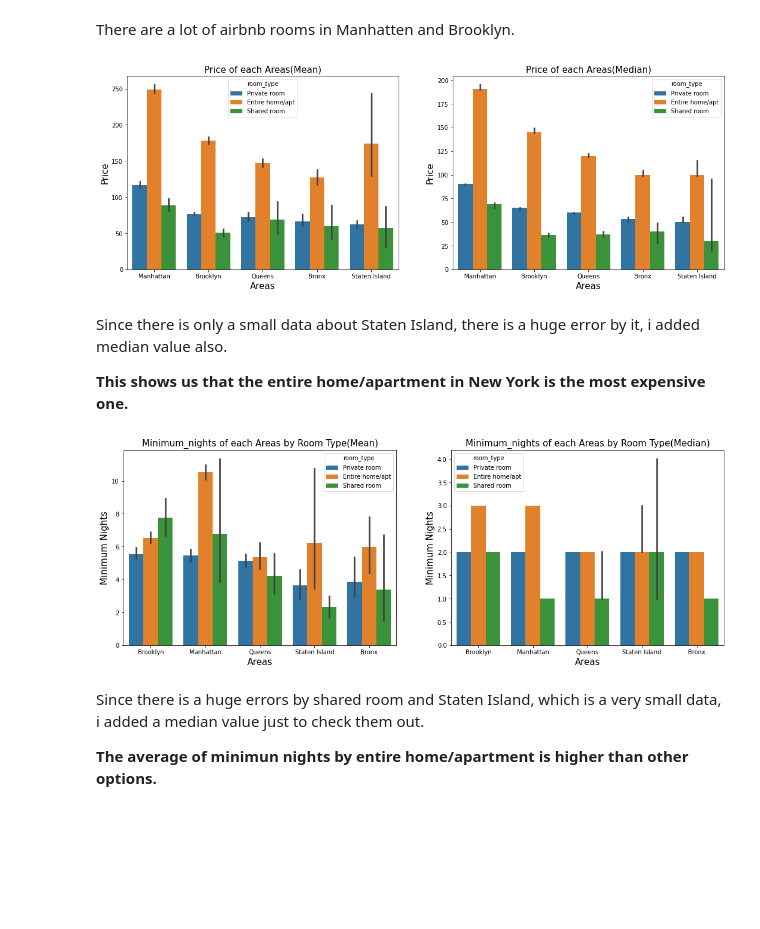
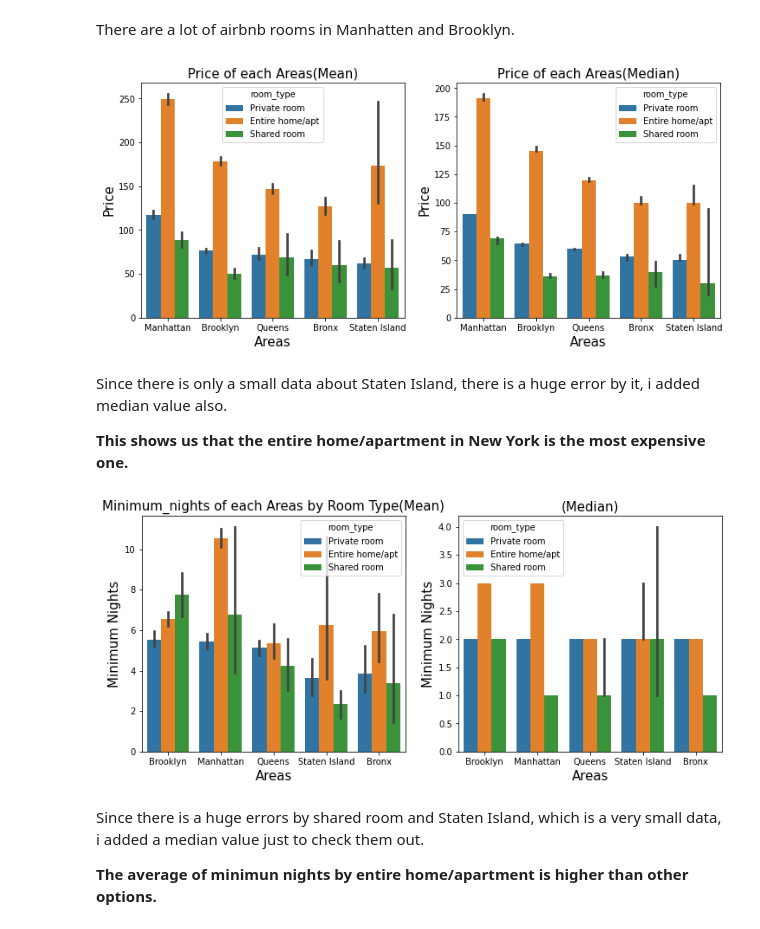
Before and after one commit to mittelalter/Kaggel_work, a Jupyter notebook: eda-airbnb-in-new-york.ipynb, the cells around one changed output. Cells and saved outputs as stored; diff of their text form; code cells hidden in the pictures; blank space fills up the shorter version.

```diff
--- a/eda-airbnb-in-new-york.ipynb
+++ b/eda-airbnb-in-new-york.ipynb
@@ -152,29 +152,29 @@ There are a lot of airbnb rooms in Manhatten and Brooklyn.
 # %%
 order = ['Manhattan', 'Brooklyn','Queens', 'Bronx', 'Staten Island']
 # %%
-fig, ax = plt.subplots(1, 2, figsize=(18,6))
+fig, ax = plt.subplots(1, 2, figsize=(12,5))
 
 sns.barplot(data=df, y='price', x='neighbourhood_group',ax=ax[0], hue='room_type' ,order=order)
 ax[0].set_title('Price of each Areas(Mean)', size=15)
 ax[0].set_xlabel('Areas', size=15)
 ax[0].set_ylabel('Price', size=15)
 
 sns.barplot(data=df, y='price', x='neighbourhood_group',ax=ax[1], hue='room_type' ,order=order, estimator=median)
 ax[1].set_title('Price of each Areas(Median)', size=15)
 ax[1].set_xlabel('Areas', size=15)
 ax[1].set_ylabel("Price", size=15)
 
 
 plt.show()
 # %% [output]
-[figure, old version]
+[figure, new version]
 # %% [markdown]
 Since there is only a small data about Staten Island, there is a huge error by it, i added median value also.
 <br>
 
 **This shows us that the entire home/apartment in New York is the most expensive one.**
 # %%
-fig, ax = plt.subplots(1, 2, figsize=(18, 6))
+fig, ax = plt.subplots(1, 2, figsize=(12, 5))
 
 sns.barplot(data=df, x='neighbourhood_group', y='minimum_nights', hue='room_type', ax=ax[0])
 ax[0].set_title("Minimum_nights of each Areas by Room Type(Mean)", size=15)
@@ -182,13 +182,13 @@ ax[0].set_xlabel("Areas", size=15)
 ax[0].set_ylabel("Minimum Nights", size=15)
 
 sns.barplot(data=df, x='neighbourhood_group', y='minimum_nights', hue='room_type', ax=ax[1], estimator=median)
-ax[1].set_title("Minimum_nights of each Areas by Room Type(Median)", size=15)
+ax[1].set_title("(Median)", size=15)
 ax[1].set_xlabel("Areas", size=15)
 ax[1].set_ylabel("Minimum Nights", size=15)
 
 plt.show()
 # %% [output]
-[figure, old version]
+[figure, new version]
 # %% [markdown]
 Since there is a huge errors by shared room and Staten Island, which is a very small data, i added a median value just to check them out.
 <br>
```
Also changed, not shown: parts of 2 cells of this notebook.
